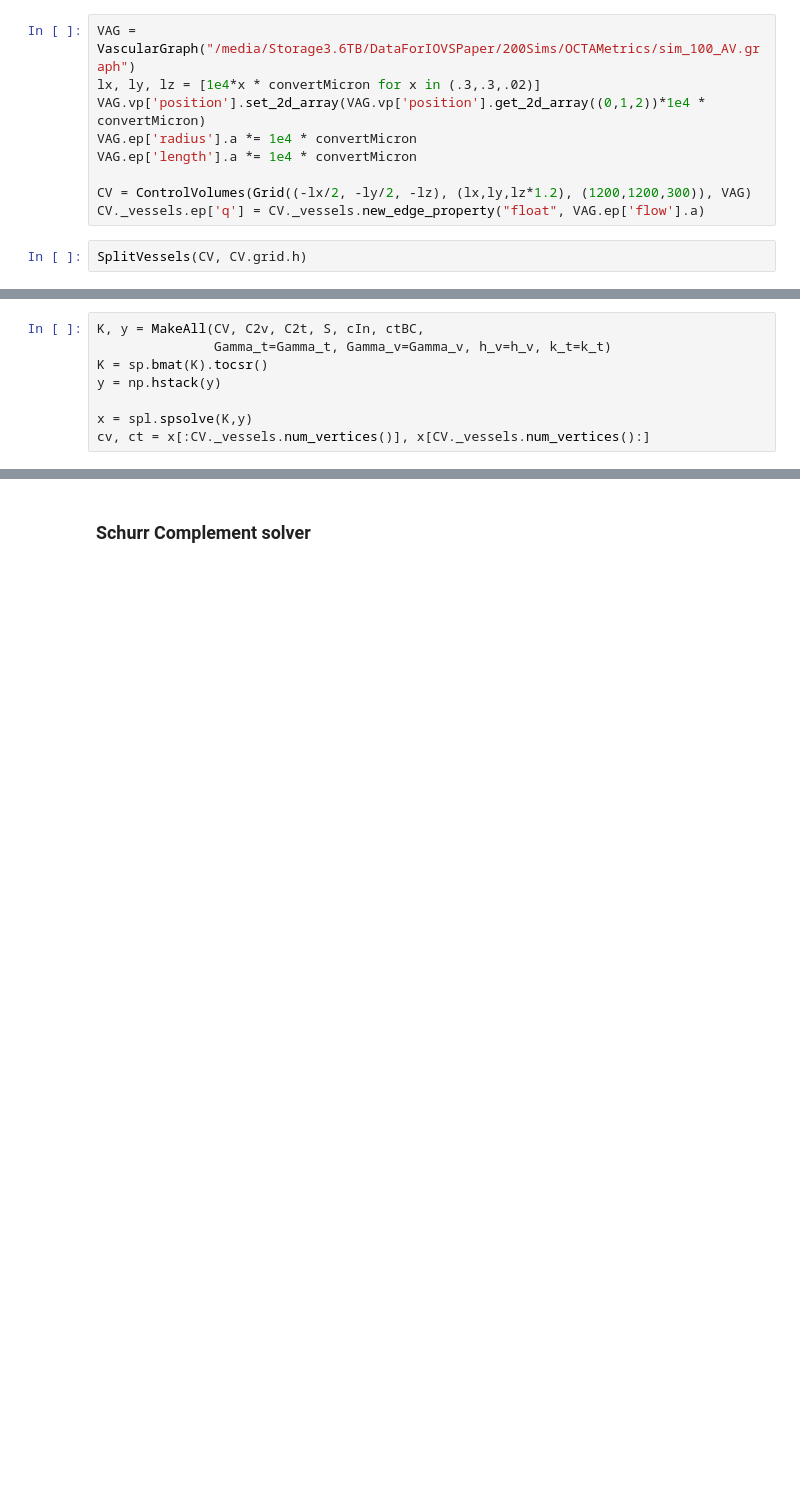
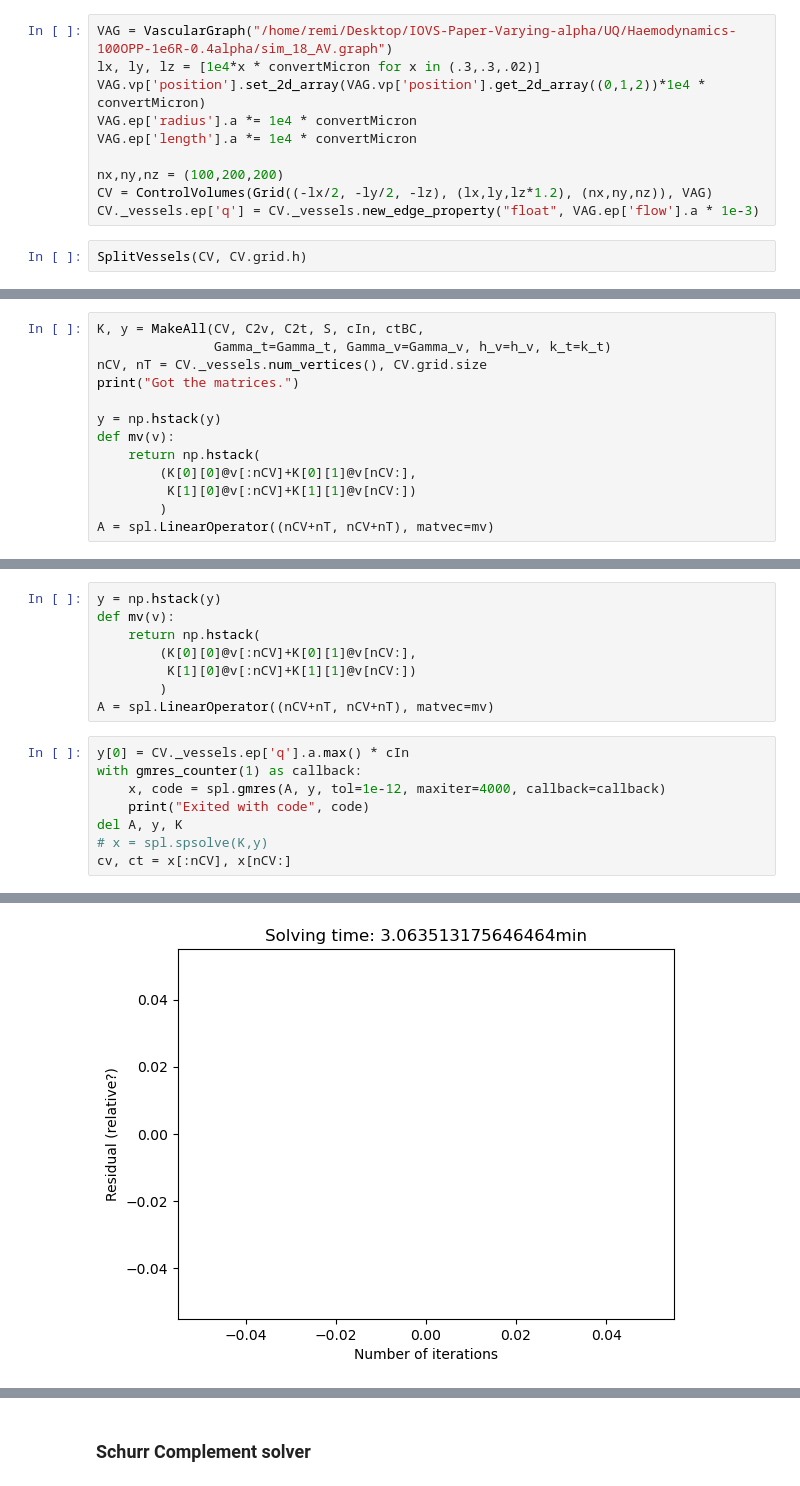
Before and after one commit to remihndz/Macular-Oxygenation, a Jupyter notebook: Oxygen-Voxel-Method/src/TestingTheLinearSystems.ipynb, the cells around one changed output, grey strips where cells are left out. Drawn from its saved outputs; the diff is of its cells as text; blank space fills up the shorter version.

```diff
--- a/Oxygen-Voxel-Method/src/TestingTheLinearSystems.ipynb
+++ b/Oxygen-Voxel-Method/src/TestingTheLinearSystems.ipynb
@@ -466,12 +464,13 @@ oldcv = cv
 # %%
-VAG = VascularGraph("/media/Storage3.6TB/DataForIOVSPaper/200Sims/OCTAMetrics/sim_100_AV.graph")
+VAG = VascularGraph("/home/remi/Desktop/IOVS-Paper-Varying-alpha/UQ/Haemodynamics-100OPP-1e6R-0.4alpha/sim_18_AV.graph")
 lx, ly, lz = [1e4*x * convertMicron for x in (.3,.3,.02)]
 VAG.vp['position'].set_2d_array(VAG.vp['position'].get_2d_array((0,1,2))*1e4 * convertMicron)
 VAG.ep['radius'].a *= 1e4 * convertMicron
 VAG.ep['length'].a *= 1e4 * convertMicron
 
-CV = ControlVolumes(Grid((-lx/2, -ly/2, -lz), (lx,ly,lz*1.2), (1200,1200,300)), VAG)
-CV._vessels.ep['q'] = CV._vessels.new_edge_property("float", VAG.ep['flow'].a)
+nx,ny,nz = (100,200,200)
+CV = ControlVolumes(Grid((-lx/2, -ly/2, -lz), (lx,ly,lz*1.2), (nx,ny,nz)), VAG)
+CV._vessels.ep['q'] = CV._vessels.new_edge_property("float", VAG.ep['flow'].a * 1e-3)
 # %%
 SplitVessels(CV, CV.grid.h)
 # %%
@@ -487,8 +484,13 @@ KeyboardInterrupt:
-# %%
-K, y = MakeAll(CV, C2v, C2t, S, cIn, ctBC,
-               Gamma_t=Gamma_t, Gamma_v=Gamma_v, h_v=h_v, k_t=k_t)
-K = sp.bmat(K).tocsr()
-y = np.hstack(y)
-
-x = spl.spsolve(K,y)
-cv, ct = x[:CV._vessels.num_vertices()], x[CV._vessels.num_vertices():]
+# %%
+K, y = MakeAll(CV, C2v, C2t, S, cIn, ctBC,
+               Gamma_t=Gamma_t, Gamma_v=Gamma_v, h_v=h_v, k_t=k_t)
+nCV, nT = CV._vessels.num_vertices(), CV.grid.size
+print("Got the matrices.")
+
+y = np.hstack(y)
+def mv(v):
+    return np.hstack(
+        (K[0][0]@v[:nCV]+K[0][1]@v[nCV:],
+         K[1][0]@v[:nCV]+K[1][1]@v[nCV:])
+        )
+A = spl.LinearOperator((nCV+nT, nCV+nT), matvec=mv)
@@ -494,0 +504,17 @@ cv, ct = x[:CV._vessels.num_vertices()], x[CV._vessels.num_vertices():]
+# %%
+y = np.hstack(y)
+def mv(v):
+    return np.hstack(
+        (K[0][0]@v[:nCV]+K[0][1]@v[nCV:],
+         K[1][0]@v[:nCV]+K[1][1]@v[nCV:])
+        )
+A = spl.LinearOperator((nCV+nT, nCV+nT), matvec=mv)
+# %%
+y[0] = CV._vessels.ep['q'].a.max() * cIn
+with gmres_counter(1) as callback:
+    x, code = spl.gmres(A, y, tol=1e-12, maxiter=4000, callback=callback)
+    print("Exited with code", code)
+del A, y, K
+# x = spl.spsolve(K,y)
+cv, ct = x[:nCV], x[nCV:]
+# %% [output]
@@ -494,0 +522 @@ cv, ct = x[:CV._vessels.num_vertices()], x[CV._vessels.num_vertices():]
+[figure, added]
```
Also changed, not shown: parts of 28 cells of this notebook, 2 other files.
